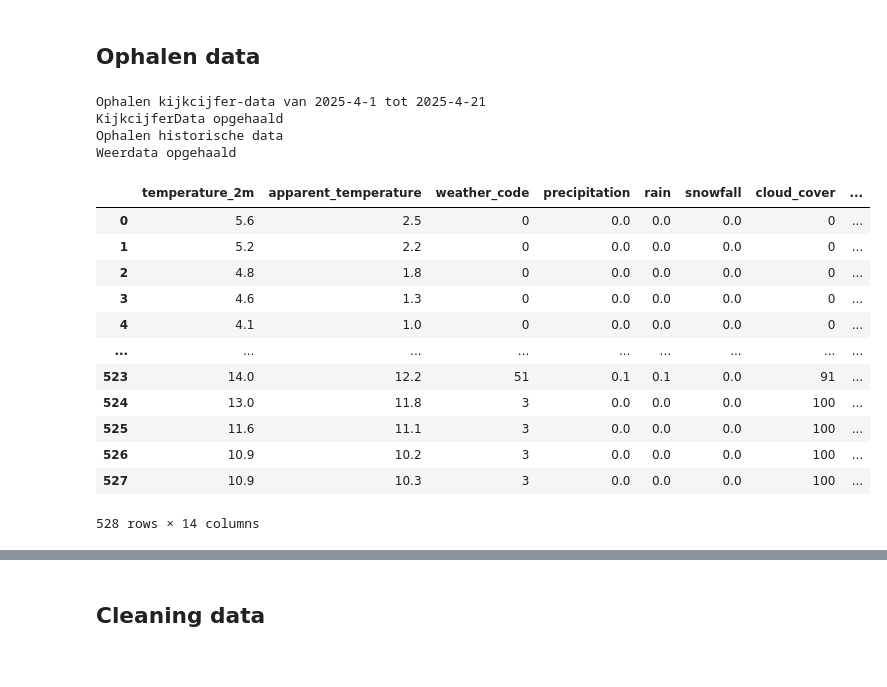
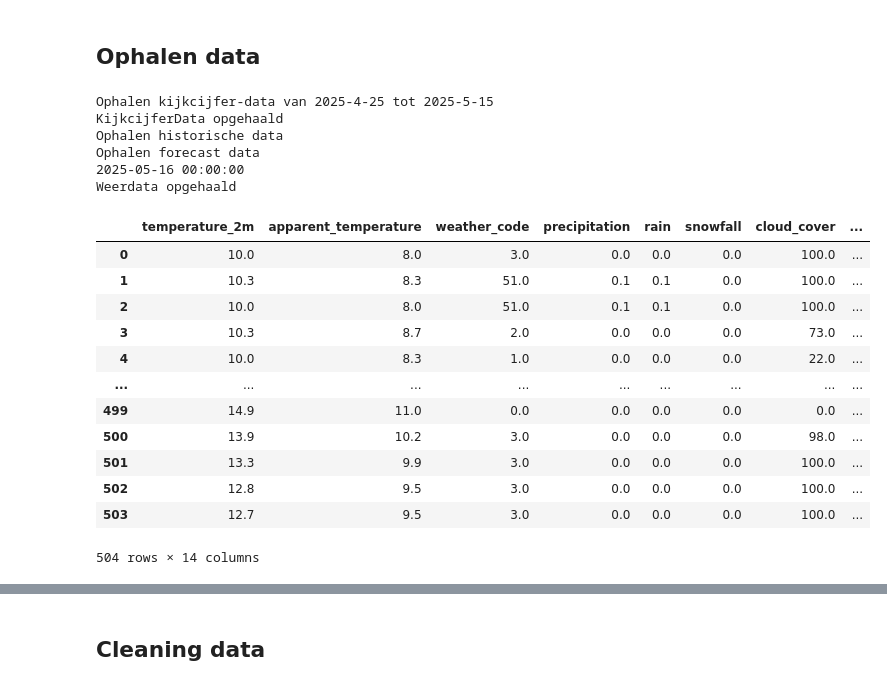
Before and after one commit to zhebii/ML_project_kijkcijfers, a Jupyter notebook: 05Pipeline.ipynb, the cells around one changed output, grey strips where cells are left out. Drawn from its saved outputs; the diff is of its cells as text; code cells hidden in the pictures.

```diff
--- a/05Pipeline.ipynb
+++ b/05Pipeline.ipynb
@@ -18,3 +82,25 @@ from sklearn.preprocessing import OneHotEncoder, StandardScaler
+# %%
+def testing(csv):
+    df = pd.read_csv(csv, delimiter=';')
+    # Kolommen hernoemen
+    df = df.rename(columns={
+        'Programma': 'description',
+        'Zender': 'channel',
+        'Datum ': 'dateDiff',
+        'Start ': 'startTime',
+        'Duur': 'rLength',
+        'kijkers': 'rateInK'
+    })
+    # Datum en tijd samenvoegen tot datetime
+    df['dateDiff'] = pd.to_datetime(df['dateDiff'], dayfirst=True)
+    # Starttijd naar HH:MM:SS
+    df['startTime'] = df['startTime'].str[:8]
+    # Duur naar HH:MM:SS
+    df['rLength'] = df['rLength'].apply(lambda x: str(pd.to_timedelta(x)))
+    # Voeg dummy kolommen toe als nodig
+    df['ranking'] = 0
+    df['live'] = 0
+    return df[['dateDiff', 'ranking', 'description', 'channel', 'startTime', 'rLength', 'rateInK', 'live']]
 # %% [markdown]
 ## Ophalen data
 # %%
@@ -130,38 +216,32 @@ def ophalenWeerData(startDate, endDate):
     else:
         return pd.DataFrame()
 # %%
-teVoorspellen = pd.DataFrame({
-  'dateDiff' : ['2025-04-22T00:00:00.000000', '2025-04-22T00:00:00.000000'],
-  'ranking': ['13', '234'],
-  'description': ['THUIS', 'HET 7 UUR-JOURNAAL'],
-  'channel': ['VRT', 'EEN'],
-  'startTime': ['18:00:00','19:00:00'],
-  'rLength': ['00:30:00', '00:45:00'],
-  'live': [0,0]
-})
+teVoorspellen = testing('./data csv/TEST_kijkcijfers.csv')
 
 teVoorspellen['dateDiff'] = pd.to_datetime(teVoorspellen['dateDiff'])
 
 end_date = teVoorspellen['dateDiff'].max()
 start_date = end_date - timedelta(weeks=3)
 histKijkcijfers = ophalenKijkcijferData(start_date, end_date - timedelta(days=1))
 histWeerdata = ophalenWeerData(start_date, end_date)
 histWeerdata
 # %% [output]
-Ophalen kijkcijfer-data van 2025-4-1 tot 2025-4-21
+Ophalen kijkcijfer-data van 2025-4-25 tot 2025-5-15
 KijkcijferData opgehaald
 Ophalen historische data
+Ophalen forecast data
+2025-05-16 00:00:00
 Weerdata opgehaald
 |  | temperature_2m | apparent_temperature | weather_code | precipitation | rain | snowfall | cloud_cover | ... |
-| 0 | 5.6 | 2.5 | 0 | 0.0 | 0.0 | 0.0 | 0 | ... |
-| 1 | 5.2 | 2.2 | 0 | 0.0 | 0.0 | 0.0 | 0 | ... |
-| 2 | 4.8 | 1.8 | 0 | 0.0 | 0.0 | 0.0 | 0 | ... |
-| 3 | 4.6 | 1.3 | 0 | 0.0 | 0.0 | 0.0 | 0 | ... |
-| 4 | 4.1 | 1.0 | 0 | 0.0 | 0.0 | 0.0 | 0 | ... |
+| 0 | 10.0 | 8.0 | 3.0 | 0.0 | 0.0 | 0.0 | 100.0 | ... |
+| 1 | 10.3 | 8.3 | 51.0 | 0.1 | 0.1 | 0.0 | 100.0 | ... |
+| 2 | 10.0 | 8.0 | 51.0 | 0.1 | 0.1 | 0.0 | 100.0 | ... |
+| 3 | 10.3 | 8.7 | 2.0 | 0.0 | 0.0 | 0.0 | 73.0 | ... |
+| 4 | 10.0 | 8.3 | 1.0 | 0.0 | 0.0 | 0.0 | 22.0 | ... |
 | ... | ... | ... | ... | ... | ... | ... | ... | ... |
-| 523 | 14.0 | 12.2 | 51 | 0.1 | 0.1 | 0.0 | 91 | ... |
-| 524 | 13.0 | 11.8 | 3 | 0.0 | 0.0 | 0.0 | 100 | ... |
-| 525 | 11.6 | 11.1 | 3 | 0.0 | 0.0 | 0.0 | 100 | ... |
-| 526 | 10.9 | 10.2 | 3 | 0.0 | 0.0 | 0.0 | 100 | ... |
-| 527 | 10.9 | 10.3 | 3 | 0.0 | 0.0 | 0.0 | 100 | ... |
+| 499 | 14.9 | 11.0 | 0.0 | 0.0 | 0.0 | 0.0 | 0.0 | ... |
+| 500 | 13.9 | 10.2 | 3.0 | 0.0 | 0.0 | 0.0 | 98.0 | ... |
+| 501 | 13.3 | 9.9 | 3.0 | 0.0 | 0.0 | 0.0 | 100.0 | ... |
+| 502 | 12.8 | 9.5 | 3.0 | 0.0 | 0.0 | 0.0 | 100.0 | ... |
+| 503 | 12.7 | 9.5 | 3.0 | 0.0 | 0.0 | 0.0 | 100.0 | ... |
-528 rows × 14 columns
+504 rows × 14 columns
```
Also changed, not shown: parts of 17 cells of this notebook, 6 other files.
